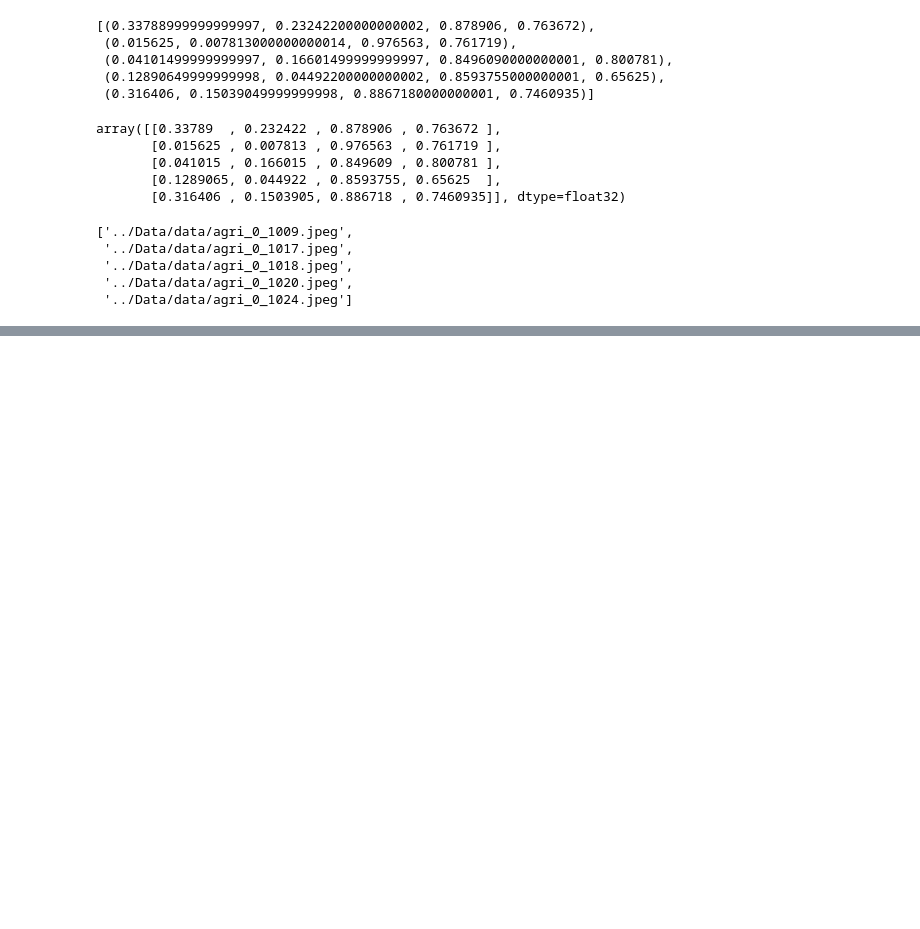
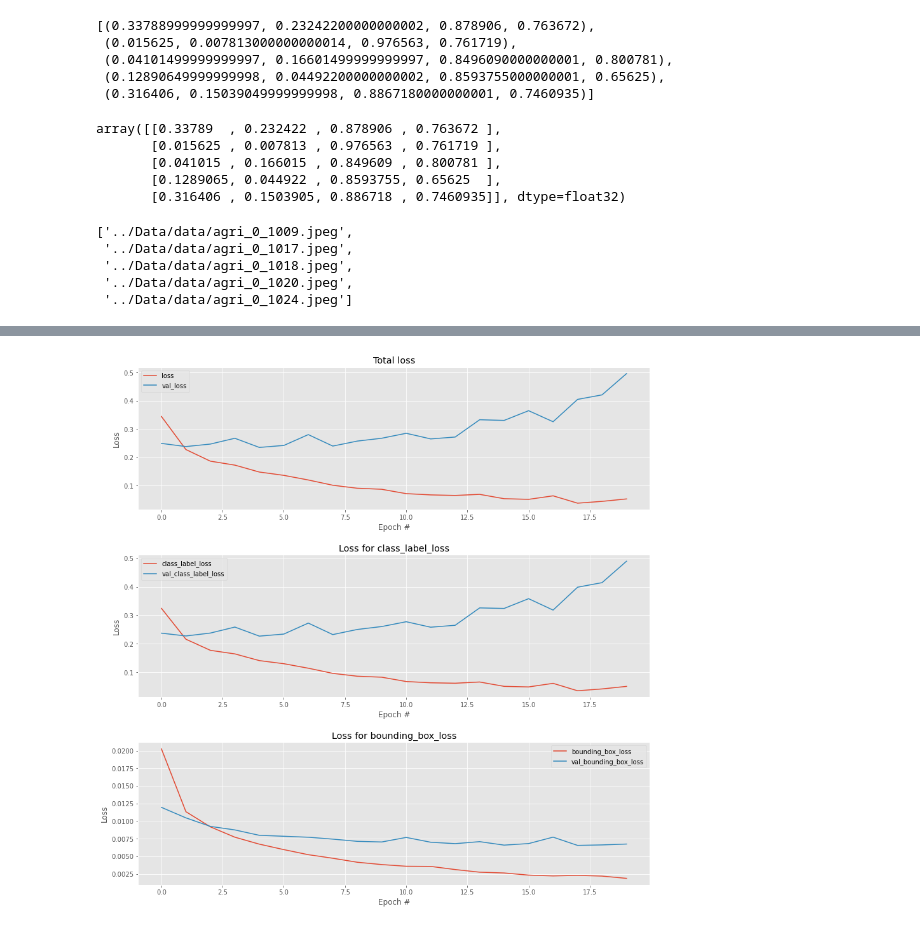
Before and after one commit to Andrew-Boucher/Crop-Weed-Detection, a Jupyter notebook: Workbook.ipynb, the cells around one changed output, grey strips where cells are left out. Saved outputs shown, nothing was run; the diff lists cells and outputs as text; code cells hidden in the pictures; blank space fills up the shorter version.

Commit message:
trained and evaluated baseline vgg16 and resnet50 models. Also created, trained and evaluated custom model

```diff
--- a/Workbook.ipynb
+++ b/Workbook.ipynb
@@ -236,0 +313,7 @@ image_paths = np.array(image_paths)
+# %%
+# initilizing an "Adam" optimizer with learning rate of 0.0001
+opt = Adam(learning_rate = 0.0001)
+# %%
+# compiling the model
+model_vgg.compile(loss=losses, optimizer=opt, metrics=["accuracy"], loss_weights=loss_weights)
+print(model_vgg.summary())
@@ -236,0 +406,9 @@ image_paths = np.array(image_paths)
+# %%
+# constructing a dictionary for our training outputs
+train_targets = {"class_label": labels_train, "bounding_box": bboxes_train}
+
+# constructing a dictionary for our test outputs
+val_targets = {"class_label": labels_val, "bounding_box": bboxes_val}
+# %%
+# training model for class and bounding box predictions
+H = model_vgg.fit(x_train, train_targets, validation_data=(x_val, val_targets), batch_size=32, epochs=20, verbose=1)
@@ -236,0 +516,21 @@ image_paths = np.array(image_paths)
+# %%
+# plotting the total loss, class label loss, and bounding box loss during model training
+loss_names = ["loss", "class_label_loss", "bounding_box_loss"]
+N = np.arange(0, 20) #number of epochs
+plt.style.use("ggplot")
+(fig, ax) = plt.subplots(3, 1, figsize=(13, 13))
+fig.tight_layout(pad=5.0)
+plt.savefig('../Images/VGG_16_training_loss_graphs')
+
+# loop over the loss names
+for (i, l) in enumerate(loss_names):
+    # plot the loss for both the training and validation data
+    title = "Loss for {}".format(l) if l != "loss" else "Total loss"
+    ax[i].set_title(title)
+    ax[i].set_xlabel("Epoch #")
+    ax[i].set_ylabel("Loss")
+    ax[i].plot(N, H.history[l], label=l)
+    ax[i].plot(N, H.history["val_" + l], label="val_" + l)
+    ax[i].legend()
+# %% [output]
+[figure, added]
```
Also changed, not shown: parts of 54 cells of this notebook.
